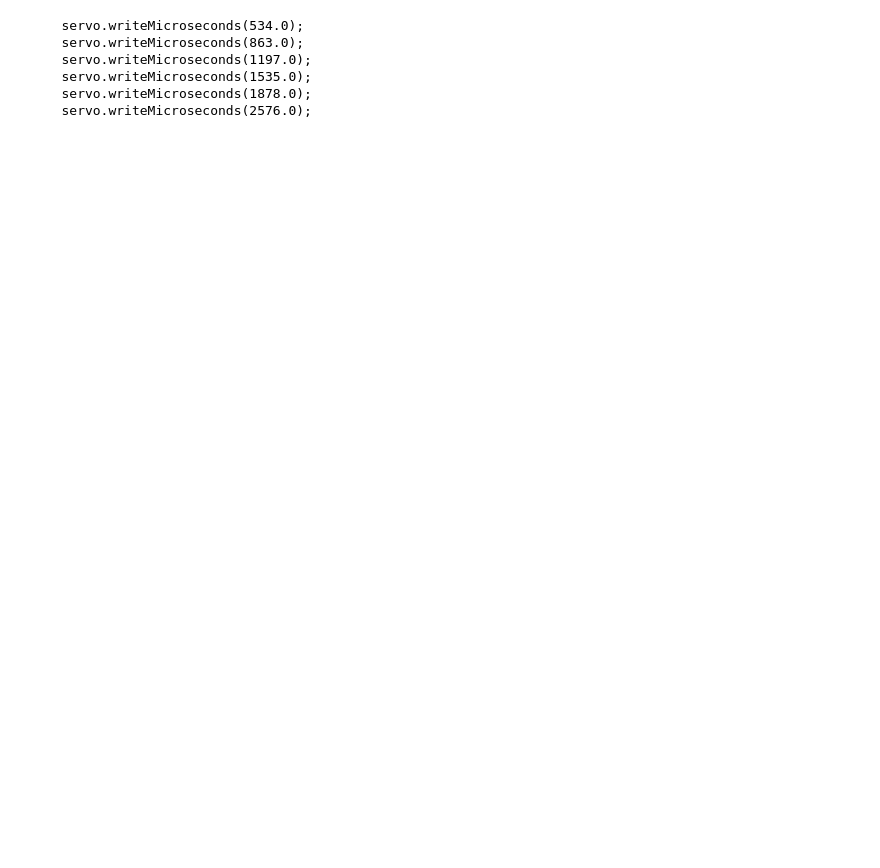
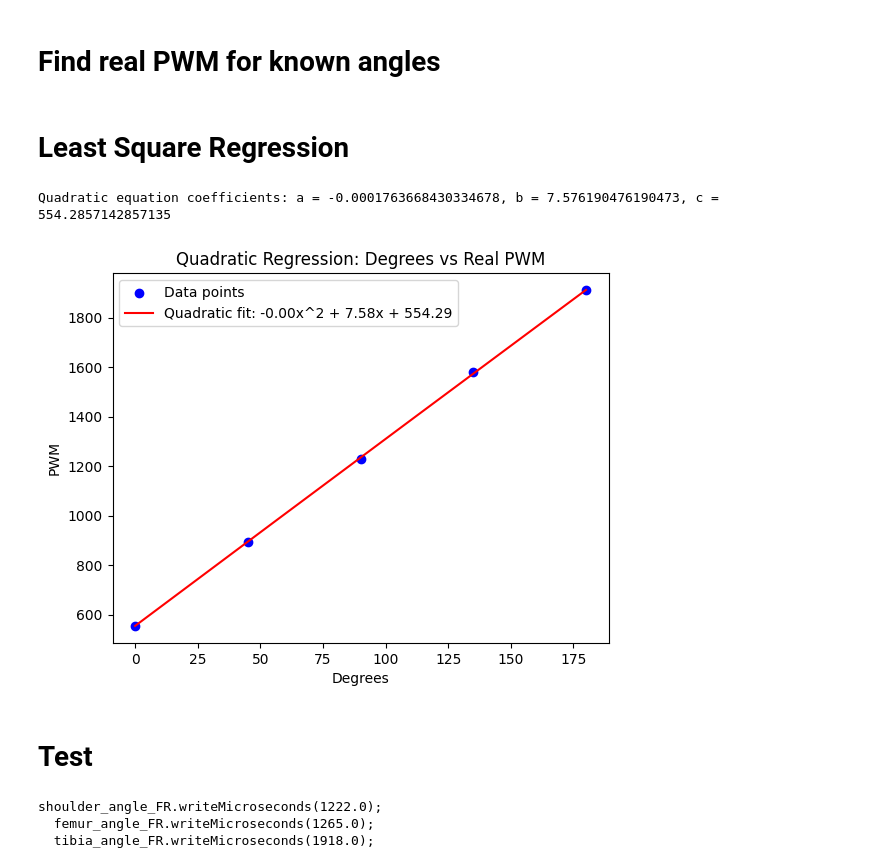
Before and after one commit to IERoboticsAILab/botzo_servo_callibration, a Jupyter notebook: Calibration_Procedure.ipynb, the cells around one changed output. Cells and saved outputs as stored; diff of their text form; code cells hidden in the pictures; blank space fills up the shorter version.

```diff
--- a/Calibration_Procedure.ipynb
+++ b/Calibration_Procedure.ipynb
@@ -125,12 +31,38 @@ Please run the servo with the above PWM values and record the actual angles reac
-# %%
-def arduino(angles):
-  for angle in angles:
-    print(f"  servo.writeMicroseconds({angle});")
-arduino(desired_PWM)
-# %% [output]
-   servo.writeMicroseconds(534.0);
-   servo.writeMicroseconds(863.0);
-   servo.writeMicroseconds(1197.0);
-   servo.writeMicroseconds(1535.0);
-   servo.writeMicroseconds(1878.0);
-   servo.writeMicroseconds(2576.0);
+# %% [markdown]
+# Find real PWM for known angles
+# %%
+real_pwm_SFR = np.array([564, 890, 1219, 1564, 1897])
+real_pwm_FFR = np.array([606, 930, 1265, 1606, 1930])
+real_pwm_TFR = np.array([555, 895, 1230, 1580, 1910])
+# %% [markdown]
+# Least Square Regression
+# %%
+real_pwm = real_pwm_TFR
+# %%
+# Data: Degrees and corresponding real PWM values
+degrees = np.array([0, 45, 90, 135, 180])  # x values (degree)
+
+# Perform quadratic regression (degree 2 polynomial)
+coefficients = np.polyfit(degrees, real_pwm, 2)
+
+# Coefficients: a, b, c (for ax^2 + bx + c)
+a, b, c = coefficients
+
+# Output the coefficients
+print(f"Quadratic equation coefficients: a = {a}, b = {b}, c = {c}")
+
+# Optional: Plotting the fit
+plt.scatter(degrees, real_pwm, color='blue', label='Data points')
+x_vals = np.linspace(0, 180, 1000)
+y_vals = a * x_vals**2 + b * x_vals + c
+plt.plot(x_vals, y_vals, color='red', label=f'Quadratic fit: {a:.2f}x^2 + {b:.2f}x + {c:.2f}')
+plt.xlabel('Degrees')
+plt.ylabel('PWM')
+plt.title('Quadratic Regression: Degrees vs Real PWM')
+plt.legend()
+plt.show()
+# %% [output]
+Quadratic equation coefficients: a = -0.0001763668430334678, b = 7.576190476190473, c = 554.2857142857135
+[figure, added]
+# %% [markdown]
+# Test
@@ -136,0 +90,11 @@ arduino(desired_PWM)
+# %%
+desire_angles = np.array([90, 90, 180])
+desire_PWM_SFR = deg2PWM(desire_angles[0], coefficients_SFR)
+desire_PWM_FFR = deg2PWM(desire_angles[1], coefficients_FFR)
+desire_PWM_TFR = deg2PWM(desire_angles[2], coefficients_TFR)
+
+print(f"shoulder_angle_FR.writeMicroseconds({desire_PWM_SFR});\n  femur_angle_FR.writeMicroseconds({desire_PWM_FFR});\n  tibia_angle_FR.writeMicroseconds({desire_PWM_TFR}); ")
+# %% [output]
+shoulder_angle_FR.writeMicroseconds(1222.0);
+  femur_angle_FR.writeMicroseconds(1265.0);
+  tibia_angle_FR.writeMicroseconds(1918.0);
```
Also changed, not shown: parts of 8 cells of this notebook, 4 other files.
